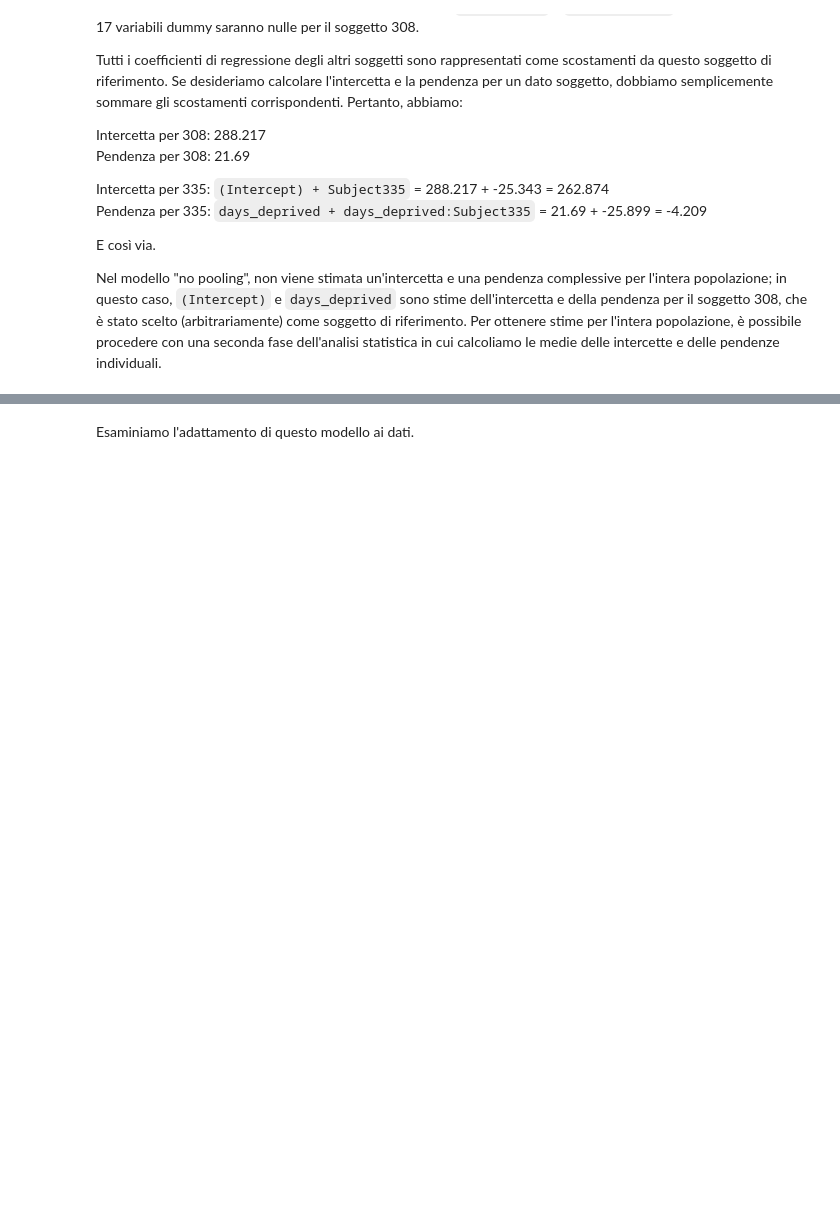
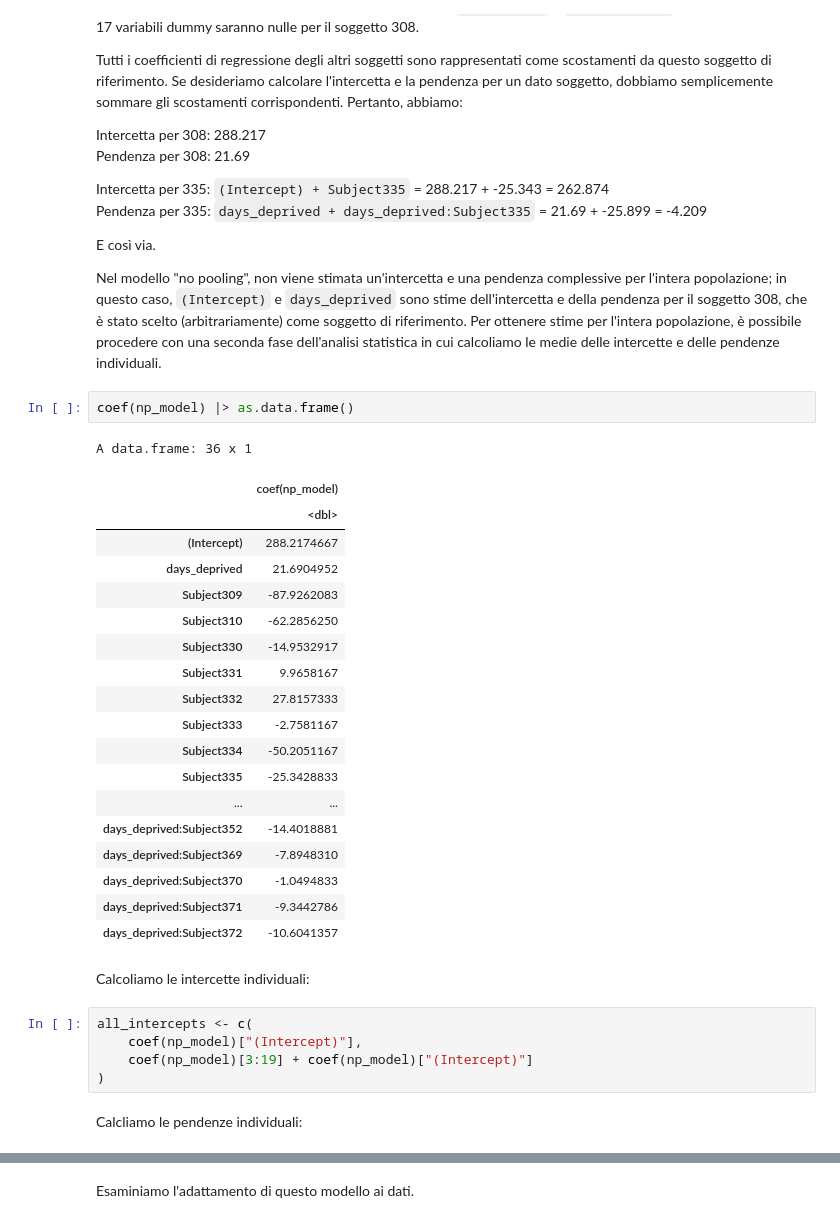
Before and after one commit to ccaudek/psy_test, a Jupyter notebook: _build/html/_sources/_raters/01_multilevel_1.ipynb, the cells around one changed output, grey strips where cells are left out. Saved outputs shown, nothing was run; the diff lists cells and outputs as text; blank space fills up the shorter version.

```diff
--- a/_build/html/_sources/_raters/01_multilevel_1.ipynb
+++ b/_build/html/_sources/_raters/01_multilevel_1.ipynb
@@ -275,3 +274,34 @@ Pendenza per 335: `days_deprived + days_deprived:Subject335` = 21.69 + -25.899 =
 E così via.
 
 Nel modello "no pooling", non viene stimata un'intercetta e una pendenza complessive per l'intera popolazione; in questo caso, `(Intercept)` e `days_deprived` sono stime dell'intercetta e della pendenza per il soggetto 308, che è stato scelto (arbitrariamente) come soggetto di riferimento. Per ottenere stime per l'intera popolazione, è possibile procedere con una seconda fase dell'analisi statistica in cui calcoliamo le medie delle intercette e delle pendenze individuali.
+# %%
+coef(np_model) |> as.data.frame()
+# %% [output]
+A data.frame: 36 x 1
+|  | coef(np_model) |
+|  | <dbl> |
+| (Intercept) | 288.2174667 |
+| days_deprived | 21.6904952 |
+| Subject309 | -87.9262083 |
+| Subject310 | -62.2856250 |
+| Subject330 | -14.9532917 |
+| Subject331 | 9.9658167 |
+| Subject332 | 27.8157333 |
+| Subject333 | -2.7581167 |
+| Subject334 | -50.2051167 |
+| Subject335 | -25.3428833 |
+| ... | ... |
+| days_deprived:Subject352 | -14.4018881 |
+| days_deprived:Subject369 | -7.8948310 |
+| days_deprived:Subject370 | -1.0494833 |
+| days_deprived:Subject371 | -9.3442786 |
+| days_deprived:Subject372 | -10.6041357 |
+# %% [markdown]
+Calcoliamo le intercette individuali:
+# %%
+all_intercepts <- c(
+    coef(np_model)["(Intercept)"],
+    coef(np_model)[3:19] + coef(np_model)["(Intercept)"]
+)
+# %% [markdown]
+Calcliamo le pendenze individuali:
```
Also changed, not shown: parts of 22 cells of this notebook, 8 other files.
